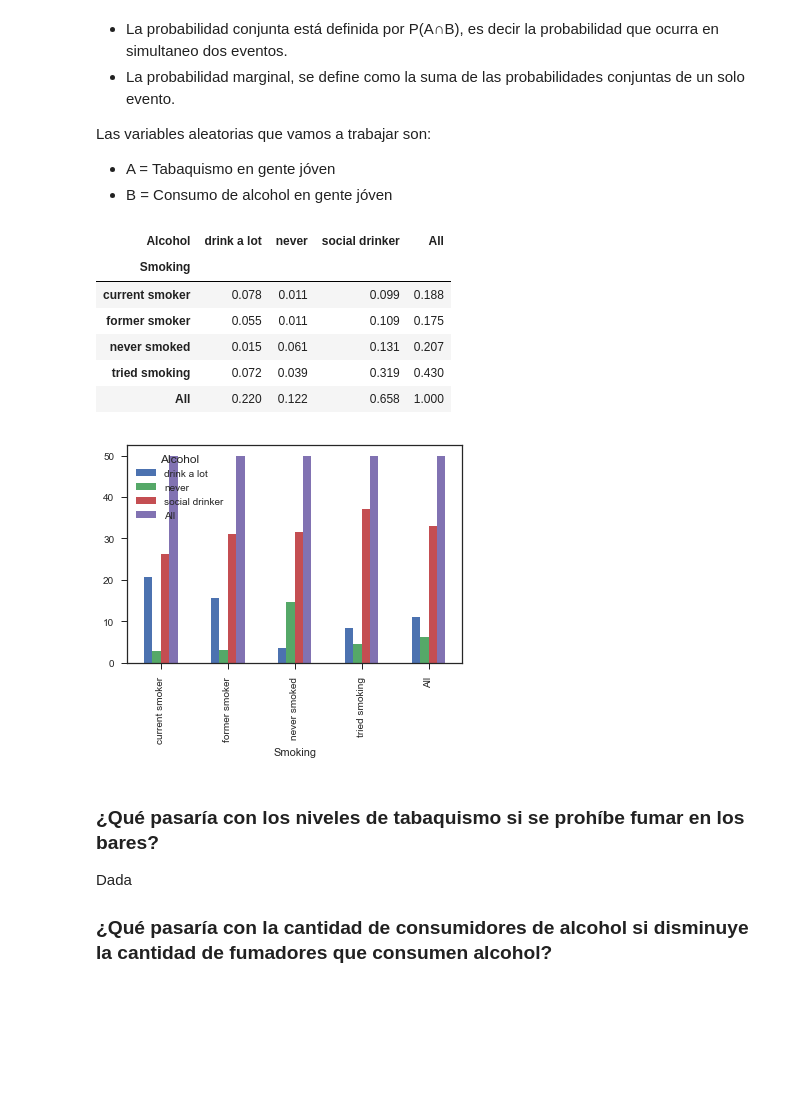
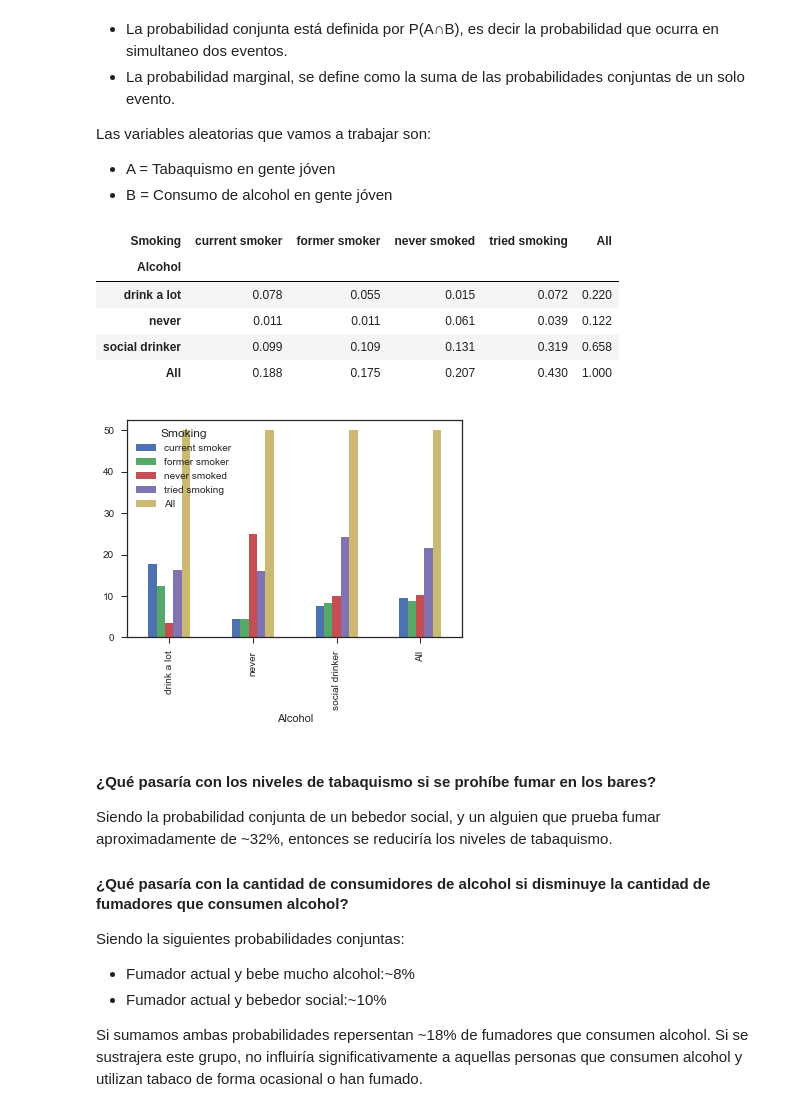
Before and after one commit to nestornav/dimplomatura-datos-famaf, a Jupyter notebook: laboratorios/laboratorio1/laboratorio1.ipynb, the cells around one changed output. Cells and saved outputs as stored; diff of their text form; code cells hidden in the pictures; blank space fills up the shorter version.

Commit message:
Conclusiones sobre las probabilidades conjuntas y marginales.

```diff
--- a/laboratorios/laboratorio1/laboratorio1.ipynb
+++ b/laboratorios/laboratorio1/laboratorio1.ipynb
@@ -276,23 +276,22 @@ Las variables aleatorias que vamos a trabajar son:
 # Incluimos a la hora de crear la tabla, el parámetro de normalización, para visualizar las probabilidades,
 # y no las frecuencias en la misma.
 
-pd.crosstab(index=ds['Smoking'],
-            columns=ds['Alcohol'],
+pd.crosstab(index=ds['Alcohol'],
+            columns=ds['Smoking'],
             margins=True,
             normalize=True)
 # %% [output]
-| Alcohol | drink a lot | never | social drinker | All |
-| Smoking |  |  |  |  |
-| current smoker | 0.078 | 0.011 | 0.099 | 0.188 |
-| former smoker | 0.055 | 0.011 | 0.109 | 0.175 |
-| never smoked | 0.015 | 0.061 | 0.131 | 0.207 |
-| tried smoking | 0.072 | 0.039 | 0.319 | 0.430 |
-| All | 0.220 | 0.122 | 0.658 | 1.000 |
+| Smoking | current smoker | former smoker | never smoked | tried smoking | All |
+| Alcohol |  |  |  |  |  |
+| drink a lot | 0.078 | 0.055 | 0.015 | 0.072 | 0.220 |
+| never | 0.011 | 0.011 | 0.061 | 0.039 | 0.122 |
+| social drinker | 0.099 | 0.109 | 0.131 | 0.319 | 0.658 |
+| All | 0.188 | 0.175 | 0.207 | 0.430 | 1.000 |
 # %%
 ds.dropna()
-plot = pd.crosstab(index=ds['Smoking'],
-            columns=ds['Alcohol'],
+plot = pd.crosstab(index=ds['Alcohol'],
+            columns=ds['Smoking'],
             margins=True,
             ).apply(lambda r: r/r.sum() *100,axis=1).plot(kind='bar')
 # %% [output]
-[figure, old version]
+[figure, new version]
@@ -308,5 +298,12 @@ plot = pd.crosstab(index=ds['Smoking'],
 # %% [markdown]
-### ¿Qué pasaría con los niveles de tabaquismo si se prohíbe fumar en los bares?
-Dada
+#### ¿Qué pasaría con los niveles de tabaquismo si se prohíbe fumar en los bares?
 
-### ¿Qué pasaría con la cantidad de consumidores de alcohol si disminuye la cantidad de fumadores que consumen alcohol?
+Siendo la probabilidad conjunta de un bebedor social, y un alguien que prueba fumar aproximadamente de ~32%, entonces se reduciría los niveles de tabaquismo.
+
+#### ¿Qué pasaría con la cantidad de consumidores de alcohol si disminuye la cantidad de fumadores que consumen alcohol?
+
+Siendo la siguientes probabilidades conjuntas:
+* Fumador actual y bebe mucho alcohol:~8%
+* Fumador actual y bebedor social:~10%
+
+Si sumamos ambas probabilidades repersentan ~18% de fumadores que consumen alcohol. Si se sustrajera este grupo, no influiría significativamente a aquellas personas que consumen alcohol y utilizan tabaco de forma ocasional o han fumado.
```
Also changed, not shown: parts of 2 cells of this notebook.
